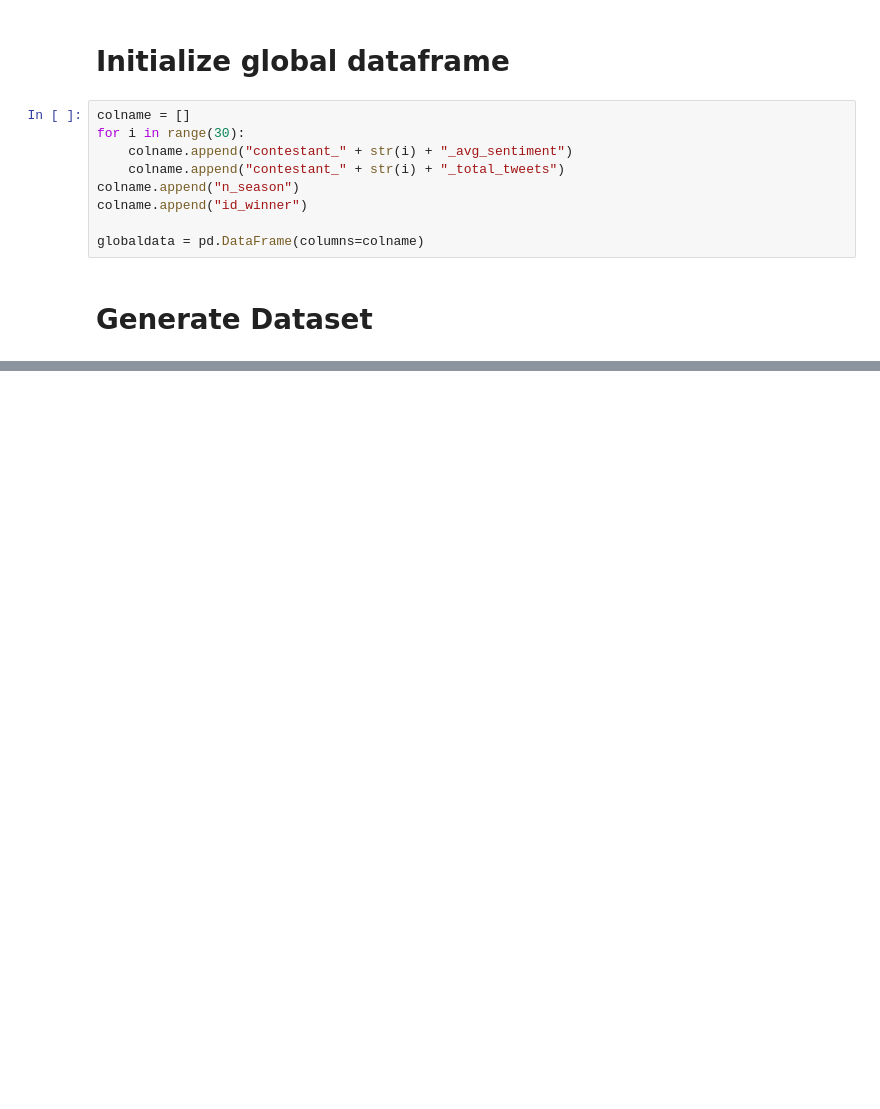
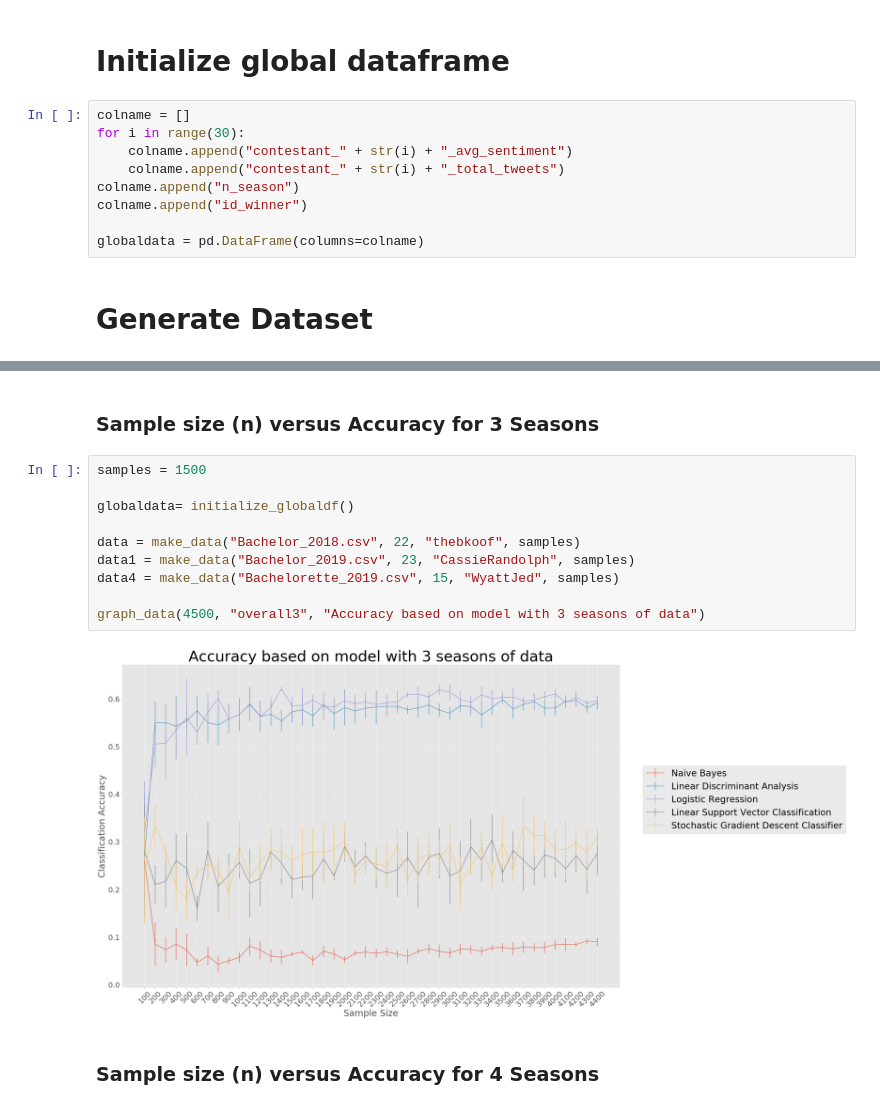
Before and after one commit to sarahbashir/realityTV_project, a Jupyter notebook: CS_proj.ipynb, the cells around one changed output, grey strips where cells are left out. Drawn from its saved outputs; the diff is of its cells as text; blank space fills up the shorter version.

Commit message:
updates on shiny and model

```diff
--- a/CS_proj.ipynb
+++ b/CS_proj.ipynb
@@ -209 +312,17 @@ y = generate_data(2)
+# %% [markdown]
+### Sample size (n) versus Accuracy for 3 Seasons
+# %%
+samples = 1500
+
+globaldata= initialize_globaldf()
+
+data = make_data("Bachelor_2018.csv", 22, "thebkoof", samples)
+data1 = make_data("Bachelor_2019.csv", 23, "CassieRandolph", samples)
+data4 = make_data("Bachelorette_2019.csv", 15, "WyattJed", samples)
+
+graph_data(4500, "overall3", "Accuracy based on model with 3 seasons of data")
+# %% [output]
+[figure, added]
+# %% [markdown]
+### Sample size (n) versus Accuracy for 4 Seasons
 # %%
```
Also changed, not shown: parts of 15 cells of this notebook, 4 other files.
